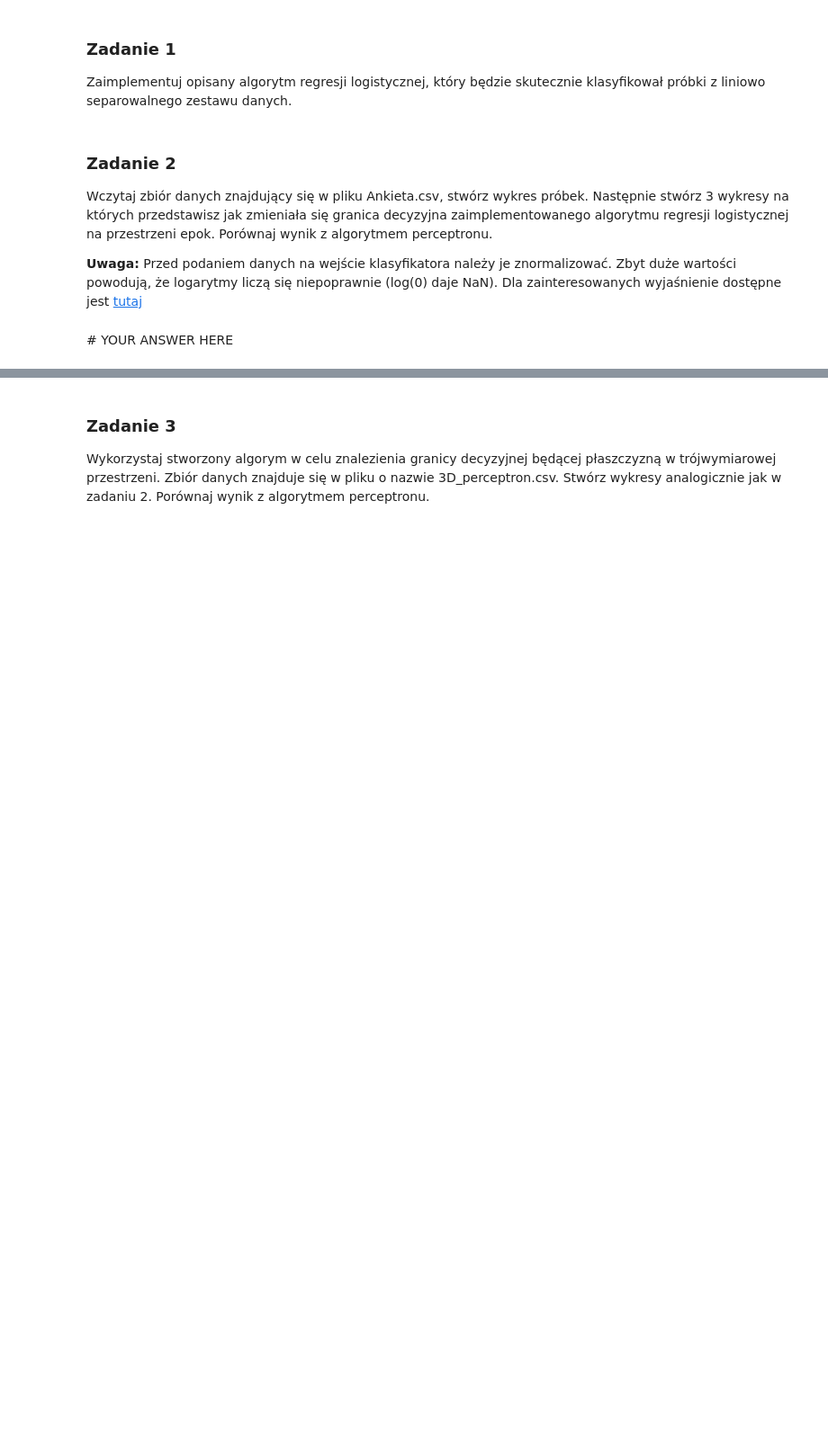
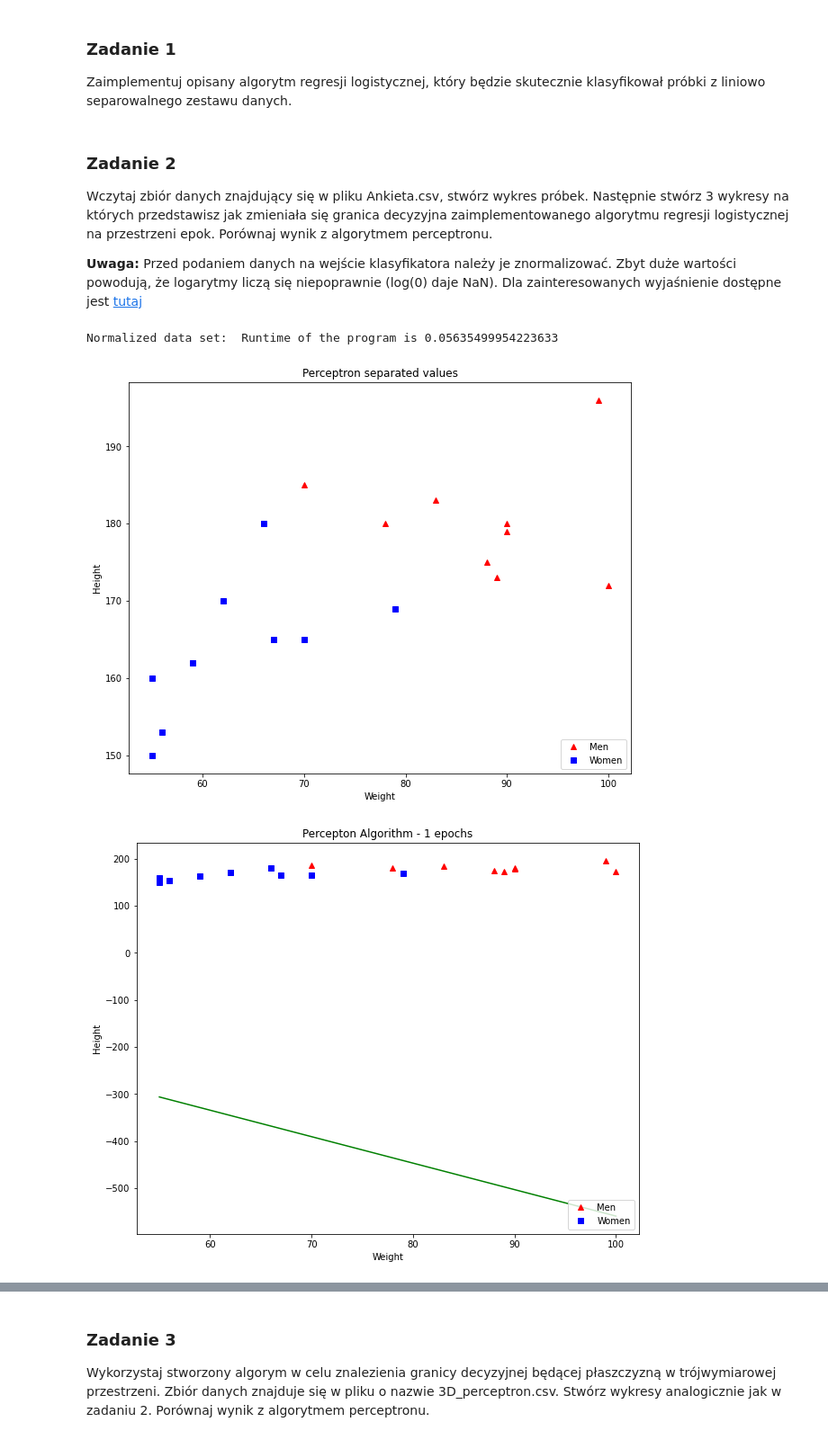
Before and after one commit to igordzierwa/knowledge-discovery-methods-labs, a Jupyter notebook: logistic_regression/Logistic_regression.ipynb, the cells around one changed output, grey strips where cells are left out. Shown at 90% size. Saved outputs shown, nothing was run; the diff lists cells and outputs as text; code cells hidden in the pictures; blank space fills up the shorter version.

```diff
--- a/logistic_regression/Logistic_regression.ipynb
+++ b/logistic_regression/Logistic_regression.ipynb
@@ -109,2 +148,61 @@ Wczytaj zbiór danych znajdujący się w pliku Ankieta.csv, stwórz wykres prób
-# %% [markdown]
-\# YOUR ANSWER HERE
+# %%
+# YOUR CODE HERE
+def f_2d(x, theta):
+    x1 = [min(x[:,0]), max(x[:,0])]
+    x2 = -(theta[1]*x1 + theta[0]) / theta[2]
+    return x1, x2
+
+def values_separation(x, y):
+    x_man, y_man, x_woman, y_woman = [], [], [], []
+
+    for weight, height, gender in zip(x.T[0], x.T[1], y):
+        if gender == 1:
+            x_woman.append(weight)
+            y_woman.append(height)
+
+        elif gender == 0:
+            x_man.append(weight)
+            y_man.append(height)
+
+    return x_man, y_man, x_woman, y_woman
+
+def plot_scatter(x, y, title):
+    x_man, y_man, x_woman, y_woman = values_separation(x, y)
+
+    fig = plt.figure(figsize=(10,8))
+    plt.plot(x_man, y_man, "r^")
+    plt.plot(x_woman, y_woman, "bs")
+    plt.xlabel("Weight")
+    plt.ylabel("Height")
+    plt.legend(["Men", "Women"], loc ="lower right")
+    plt.title(title)
+
+def plot_scatter_boundary(x, y, theta, title):
+    plot_scatter(x, y, title)
+    x1, x2 = f_2d(x, theta)
+    plt.plot(x1, x2, 'g-')
+
+
+df = pd.read_csv('data/Ankieta.csv', sep=',')
+X = df.to_numpy()[:, :2]
+X = np.float64(X)
+X_N = normalize(X)
+Y = df['Plec'].replace({'Kobieta': 1, 'Mezczyzna': 0}).values
+
+# Time
+print("Normalized data set: ", count_time(perceptron, X_N, Y))
+
+# Algorithms
+theta_1, miss_1 = perceptron(X_N, Y, 0.01, 1)
+theta_50, miss_50 = perceptron(X_N, Y, 0.01, 50)
+theta_175, miss_175 = perceptron(X_N, Y, 0.01, 175)
+
+# Plots
+plot_scatter(X_N, Y, 'Perceptron separated values')
+plot_scatter_boundary(X_N, Y, theta_1, 'Percepton Algorithm - 1 epochs')
+plot_scatter_boundary(X_N, Y, theta_50, 'Percepton Algorithm - 50 epochs')
+plot_scatter_boundary(X_N, Y, theta_175, 'Percepton Algorithm - 175 epochs')
+# %% [output]
+Normalized data set:  Runtime of the program is 0.05635499954223633
+[figure, added]
+[figure, added]
```
Also changed, not shown: parts of 9 cells of this notebook, 14 other files.
